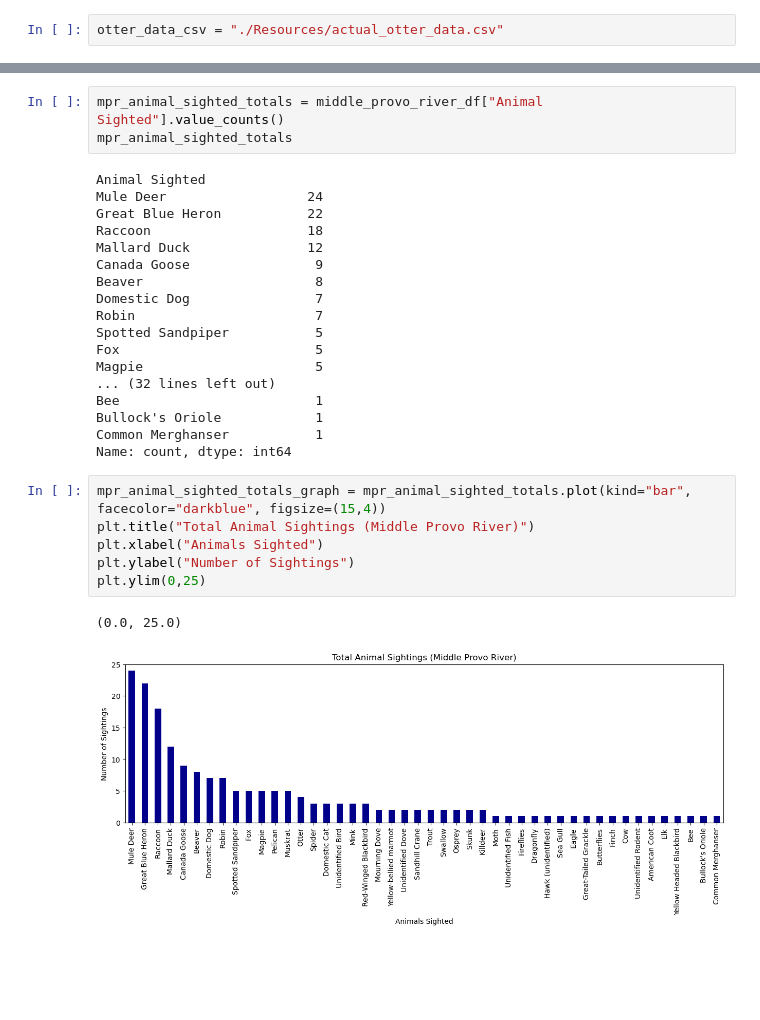
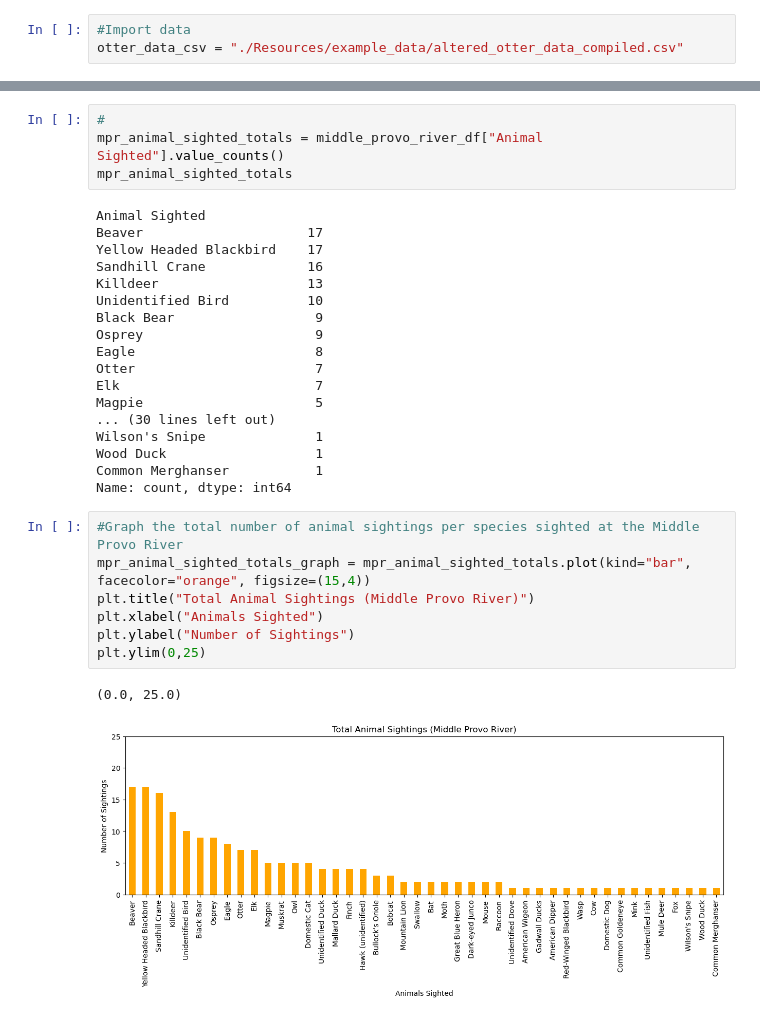
Before and after one commit to CamHauver/River_Otter_Project, a Jupyter notebook: otter_data.ipynb, the cells around one changed output, grey strips where cells are left out. Cells and saved outputs as stored; diff of their text form; blank space fills up the shorter version.

```diff
--- a/otter_data.ipynb
+++ b/otter_data.ipynb
@@ -7,3 +9,4 @@ import scipy.stats as st
 # %%
-otter_data_csv = "./Resources/actual_otter_data.csv"
+#Import data
+otter_data_csv = "./Resources/example_data/altered_otter_data_compiled.csv"
 # %%
@@ -373,31 +445,33 @@ mpr_survey_number_list_sorted
 # %%
+#
 mpr_animal_sighted_totals = middle_provo_river_df["Animal Sighted"].value_counts()
 mpr_animal_sighted_totals
 # %% [output]
 Animal Sighted
-Mule Deer                  24
-Great Blue Heron           22
-Raccoon                    18
-Mallard Duck               12
-Canada Goose                9
-Beaver                      8
-Domestic Dog                7
-Robin                       7
-Spotted Sandpiper           5
-Fox                         5
+Beaver                     17
+Yellow Headed Blackbird    17
+Sandhill Crane             16
+Killdeer                   13
+Unidentified Bird          10
+Black Bear                  9
+Osprey                      9
+Eagle                       8
+Otter                       7
+Elk                         7
 Magpie                      5
-... (32 lines left out)
-Bee                         1
-Bullock's Oriole            1
+... (30 lines left out)
+Wilson's Snipe              1
+Wood Duck                   1
 Common Merghanser           1
 Name: count, dtype: int64
 # %%
-mpr_animal_sighted_totals_graph = mpr_animal_sighted_totals.plot(kind="bar", facecolor="darkblue", figsize=(15,4))
+#Graph the total number of animal sightings per species sighted at the Middle Provo River
+mpr_animal_sighted_totals_graph = mpr_animal_sighted_totals.plot(kind="bar", facecolor="orange", figsize=(15,4))
 plt.title("Total Animal Sightings (Middle Provo River)")
 plt.xlabel("Animals Sighted")
 plt.ylabel("Number of Sightings")
 plt.ylim(0,25)
 # %% [output]
 (0.0, 25.0)
-[figure, old version]
+[figure, new version]
 # %%
```
Also changed, not shown: parts of 98 cells of this notebook, 10 other files.
